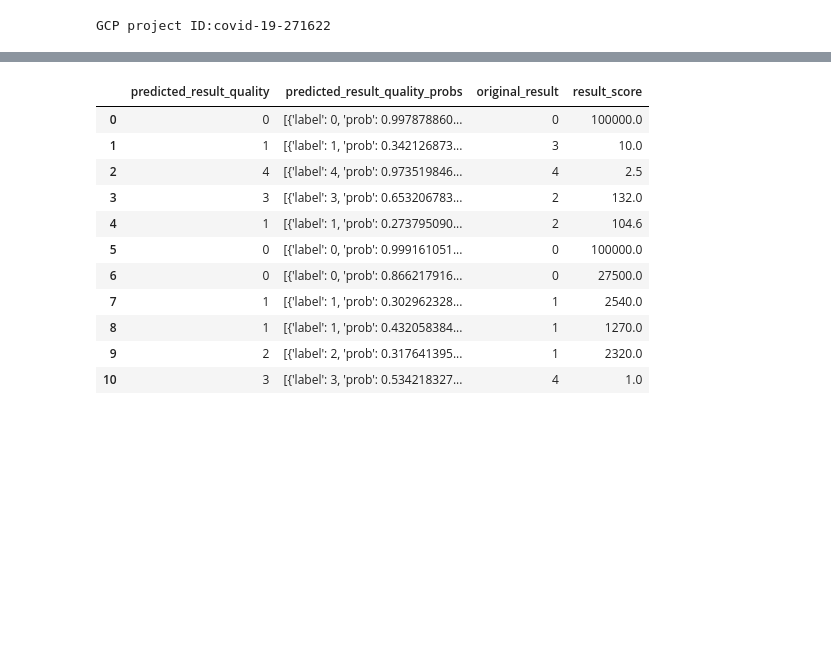
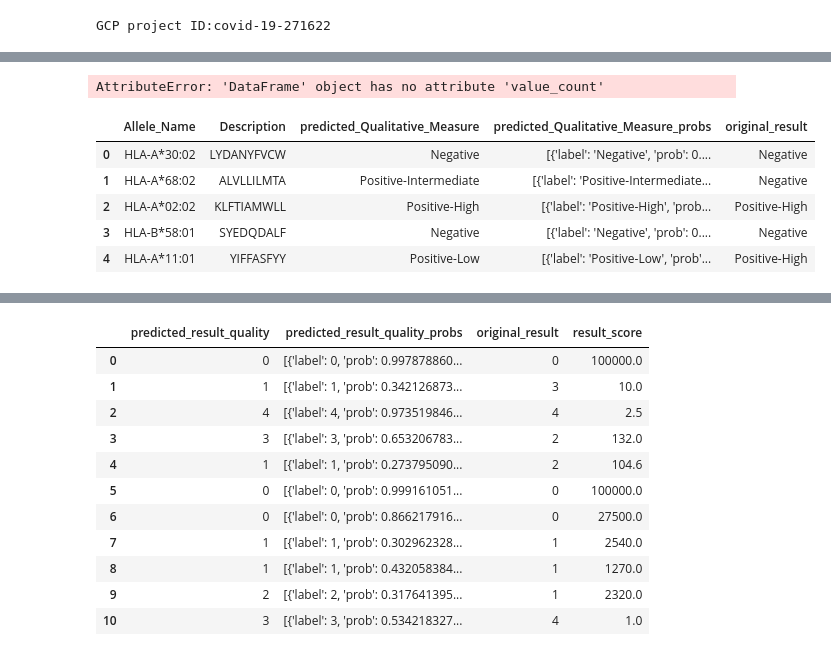
Before and after one commit to testpilot0/covid, a Jupyter notebook: Peptide_Prediction_BigQuery_Demo_Mutation.ipynb, the cells around one changed output, grey strips where cells are left out. Drawn from its saved outputs; the diff is of its cells as text; code cells hidden in the pictures; blank space fills up the shorter version.

```diff
--- a/Peptide_Prediction_BigQuery_Demo_Mutation.ipynb
+++ b/Peptide_Prediction_BigQuery_Demo_Mutation.ipynb
@@ -601,0 +603,4 @@ FROM ML.PREDICT(MODEL `corona.Classification_model_P2`, (
+# %%
+prediction.plot(kind='bar', x='original_result', y=prediction.value_count('predicted_Qualitative_Measure'));
+# %% [output]
+AttributeError: 'DataFrame' object has no attribute 'value_count'
@@ -601,0 +610,20 @@ FROM ML.PREDICT(MODEL `corona.Classification_model_P2`, (
+# %%
+sql = """
+SELECT
+  Allele_Name, Description, predicted_Qualitative_Measure, predicted_Qualitative_Measure_probs, Qualitative_Measure as original_result
+FROM ML.PREDICT(MODEL `corona.Classification_model_P2`, (
+  SELECT Qualitative_Measure, Description, Allele_Name, Quantitative_measurement
+  FROM `bigquery-public-data.immune_epitope_db.mhc_ligand_full`
+  WHERE length(Description) IN (9,10)
+  AND organism_name like '%coronavirus%'
+  AND rand() < 0.0009))
+"""
+df = client.query(sql).to_dataframe()
+df.head()
+# %% [output]
+|  | Allele_Name | Description | predicted_Qualitative_Measure | predicted_Qualitative_Measure_probs | original_result |
+| 0 | HLA-A*30:02 | LYDANYFVCW | Negative | [{'label': 'Negative', 'prob': 0.... | Negative |
+| 1 | HLA-A*68:02 | ALVLLILMTA | Positive-Intermediate | [{'label': 'Positive-Intermediate... | Negative |
+| 2 | HLA-A*02:02 | KLFTIAMWLL | Positive-High | [{'label': 'Positive-High', 'prob... | Positive-High |
+| 3 | HLA-B*58:01 | SYEDQDALF | Negative | [{'label': 'Negative', 'prob': 0.... | Negative |
+| 4 | HLA-A*11:01 | YIFFASFYY | Positive-Low | [{'label': 'Positive-Low', 'prob'... | Positive-High |
```
Also changed, not shown: parts of 7 cells of this notebook.
